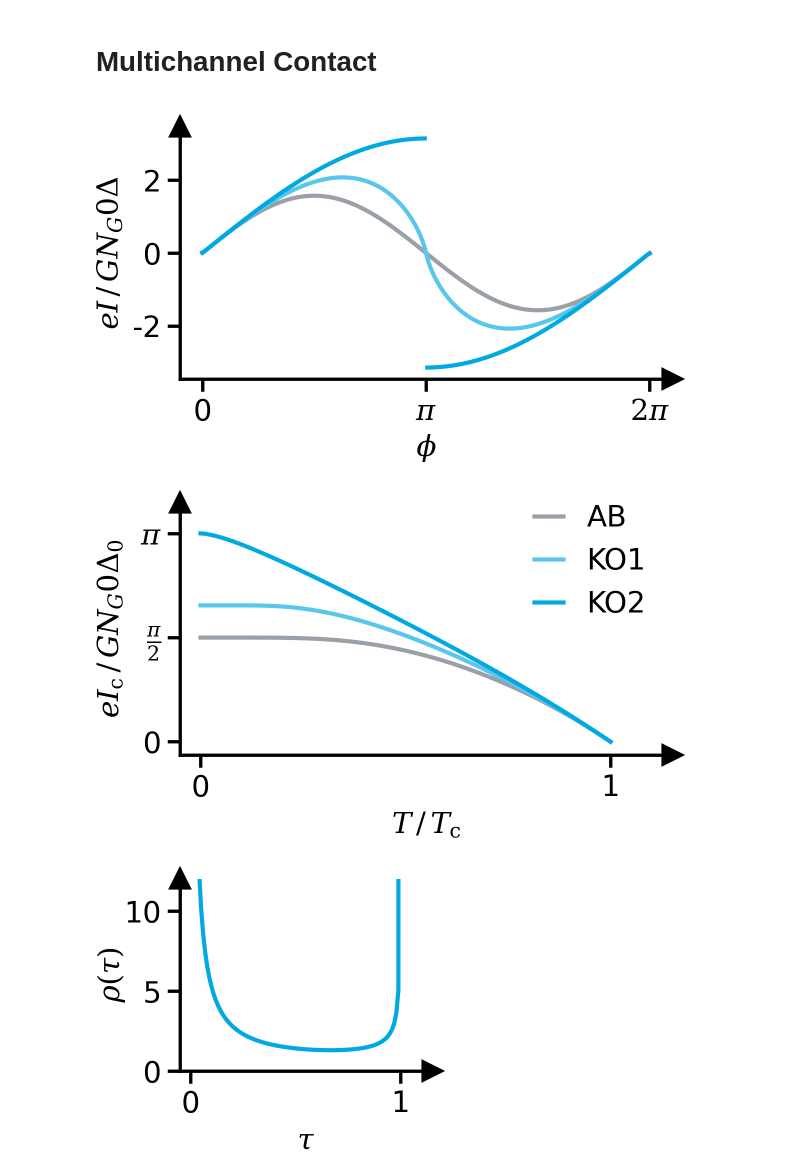
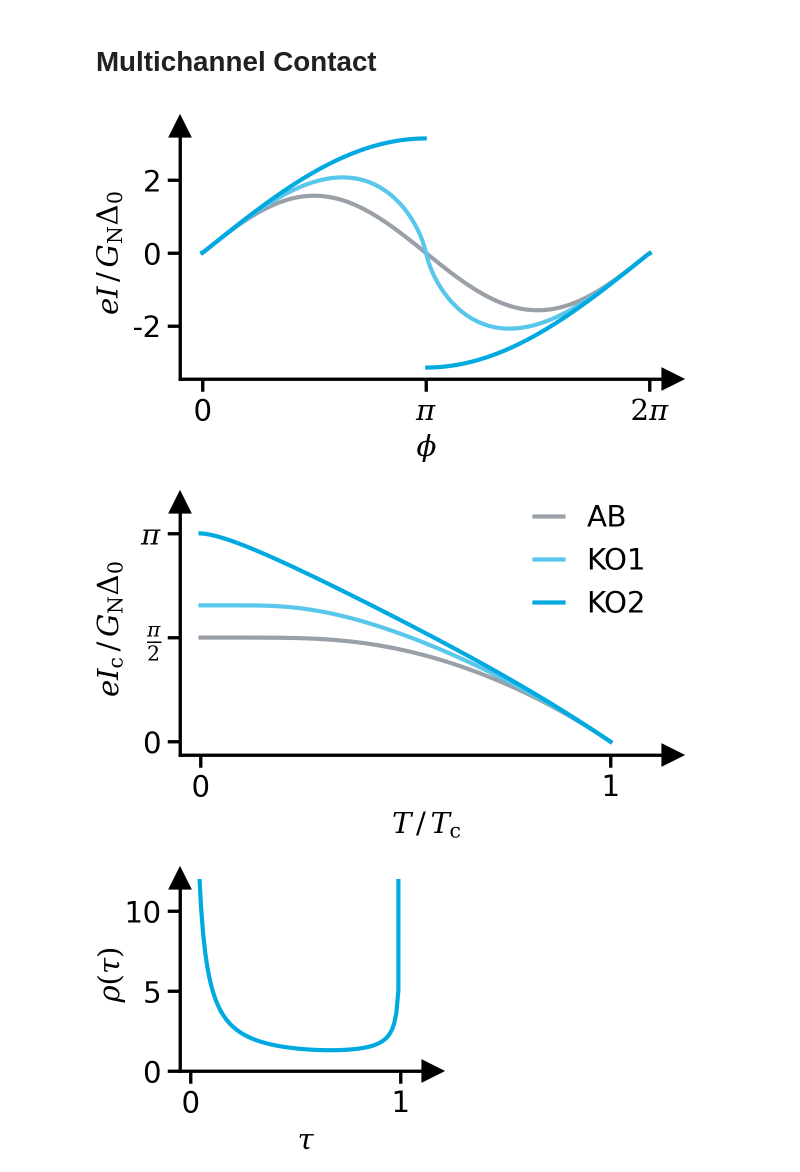
Before and after one commit to schmampf/dissertation-figures, a Jupyter notebook: theory/meso.ipynb, the cells around one changed output. Cells and saved outputs as stored; diff of their text form; code cells hidden in the pictures.

Commit message:
meso figure labels updated

```diff
--- a/theory/meso.ipynb
+++ b/theory/meso.ipynb
@@ -280,44 +280,44 @@ ax.plot(phi, CPR_KO2, color=sc.seeblau100, label="KO2")
 
 ax.set_xticks([0, np.pi, np.pi * 2], labels=["0", "$\\pi$", "$2\\pi$"])
 
-ylabel = "$eI\\,/\\,GN_G0 \\Delta$"
+ylabel = "$eI\\,/\\,G_\\mathrm{N}\\Delta_0$"
 xlabel = "$\\phi$"
 title = "theory/meso/ko-cpr"
 
 sc.theory_layout(fig, ax, title, xlabel, ylabel)
 # %% [output]
-[figure, old version]
+[figure, new version]
 # %%
 fig, ax = sc.get_figure(figsize=(2.0, 1.2))
 
 ax.plot(T, I_C_AB, color=sc.seegrau65, label="AB")
 ax.plot(T, I_C_KO1, color=sc.seeblau65, label="KO1")
 ax.plot(T, I_C_KO2, color=sc.seeblau100, label="KO2")
 
 ax.legend()
 ax.set_xlim(-0.05, 1.15)
 ax.set_xticks([0, 1])
 ax.set_ylim(-0.2, 3.6)
 ax.set_yticks([0, np.pi / 2, np.pi], labels=["0", "$\\frac{\\pi}{2}$", "$\\pi$"])
 
 ax.legend(
     handlelength=1.0,
     loc="upper right",
     frameon=False,
     fontsize=7,
     title_fontsize=7,
     ncols=1,
     columnspacing=1.0,
     bbox_to_anchor=(1.0, 1.1),
 )
 
-ylabel = "$eI_\\mathrm{c}\\,/\\,GN_G0 \\Delta_0$"
+ylabel = "$eI_\\mathrm{c}\\,/\\,G_\\mathrm{N}\\Delta_0$"
 xlabel = "$T\\,/\\,T_\\mathrm{c}$"
 title = "theory/meso/ko-ic"
 
 sc.theory_layout(fig, ax, title, xlabel, ylabel)
 # %% [output]
-[figure, old version]
+[figure, new version]
 # %%
 fig, ax = sc.get_figure(figsize=(1.2, 1.0))
 
```
Also changed, not shown: 4 other files.
